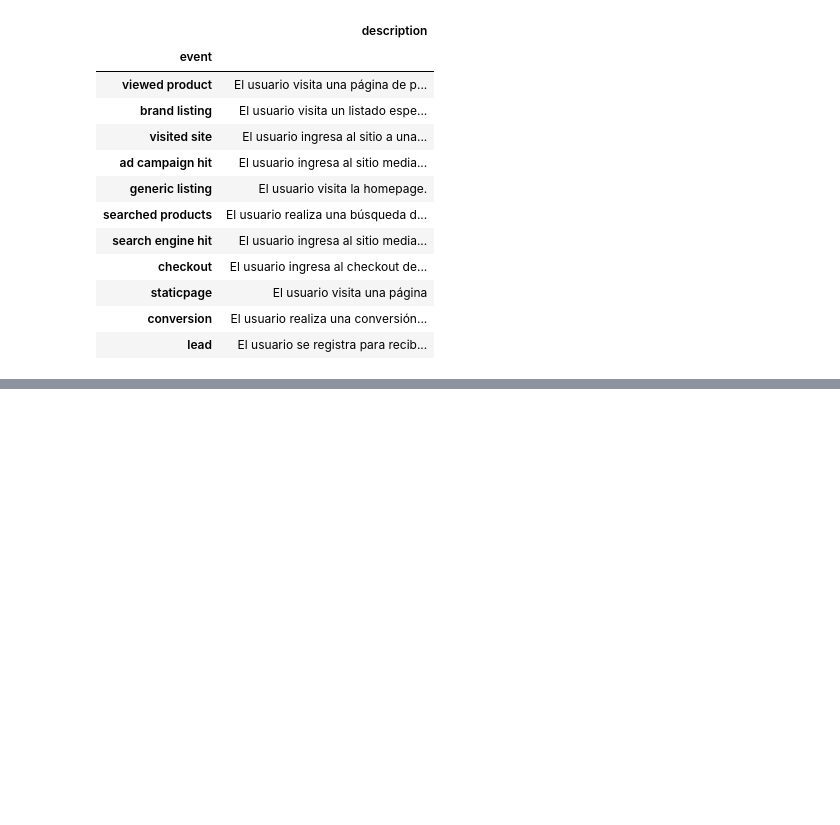
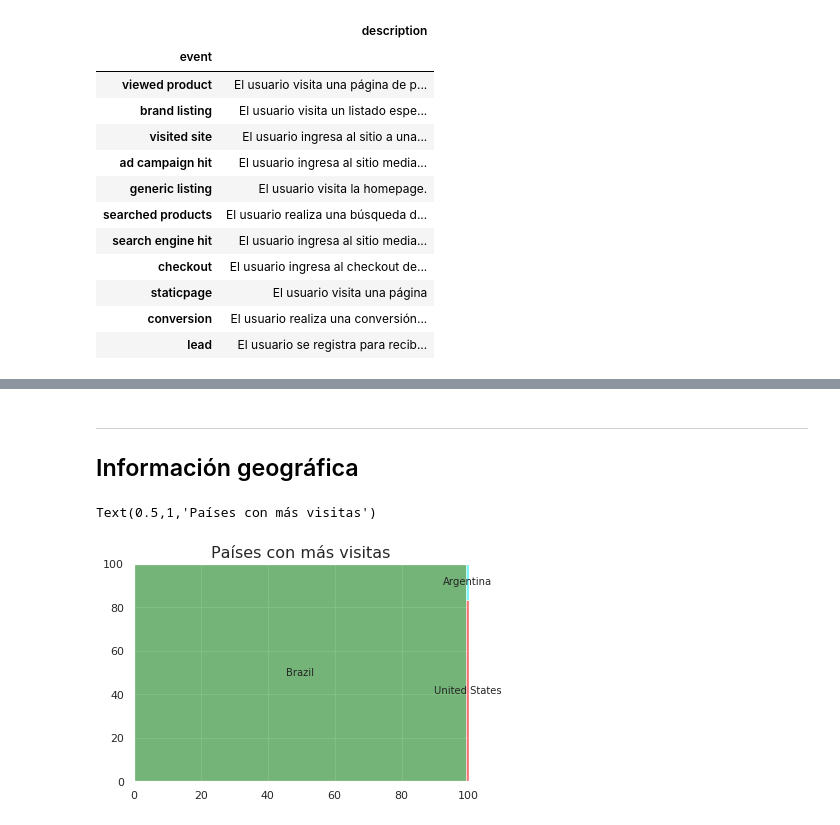
Before and after one commit to FdelMazo/7506-Datos, a Jupyter notebook: TP1/TP1.ipynb, the cells around one changed output, grey strips where cells are left out. Saved outputs shown, nothing was run; the diff lists cells and outputs as text; code cells hidden in the pictures; blank space fills up the shorter version.

```diff
--- a/TP1/TP1.ipynb
+++ b/TP1/TP1.ipynb
@@ -212,0 +220,13 @@ sns.countplot(x='event',data=df,order=orden)
+# %% [markdown]
+---
+## Información geográfica
+# %%
+countries = df['country'].value_counts()
+countries = countries.drop('Unknown')
+data = countries.head(3)
+
+visu = squarify.plot(data, label=data.index, alpha=.5, color=['green','red','cyan'])
+visu.axes.set_title('Países con más visitas')
+# %% [output]
+Text(0.5,1,'Países con más visitas')
+[figure, added]
```
Also changed, not shown: parts of 13 cells of this notebook, 3 other files.
